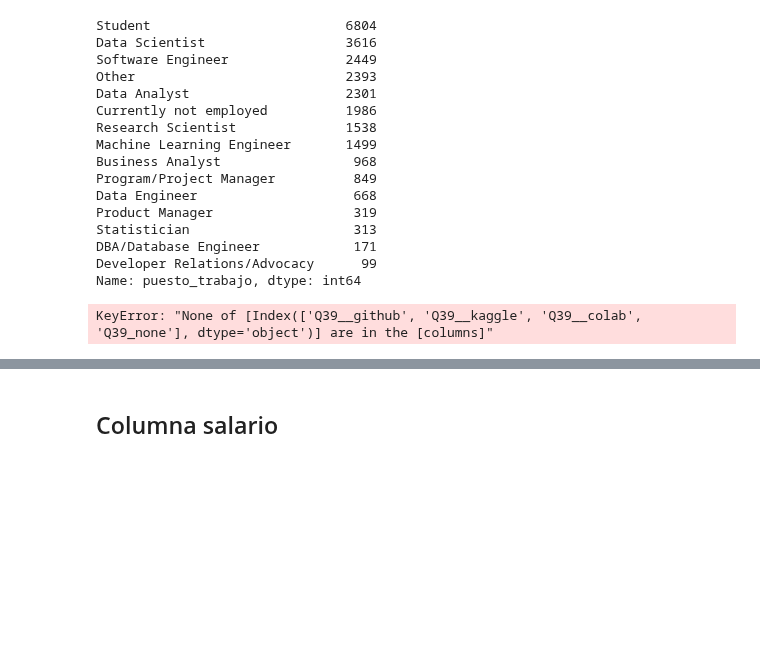
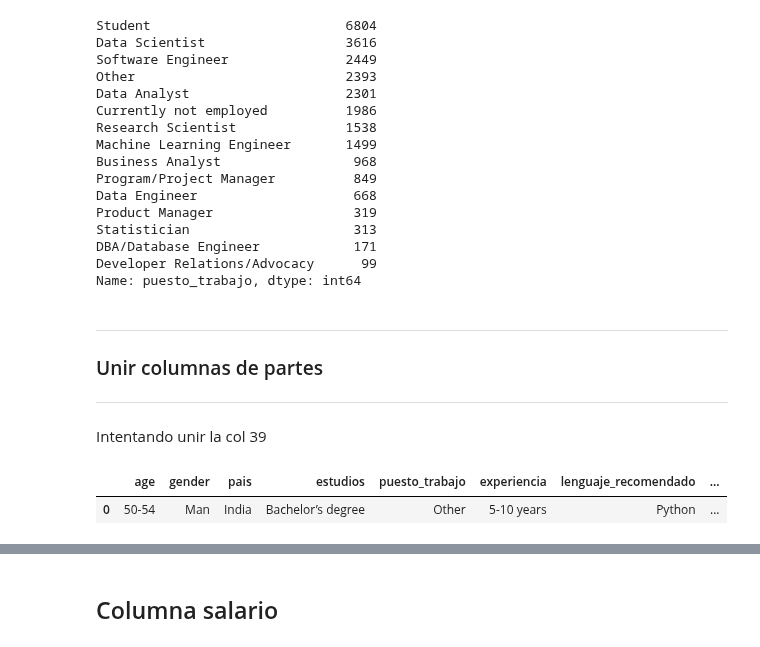
Before and after one commit to paulafuenteg/Kaggle-DS-ML-Survey, a Jupyter notebook: Limpieza/limpieza.ipynb, the cells around one changed output, grey strips where cells are left out. Drawn from its saved outputs; the diff is of its cells as text; code cells hidden in the pictures; blank space fills up the shorter version.

```diff
--- a/Limpieza/limpieza.ipynb
+++ b/Limpieza/limpieza.ipynb
@@ -111,7 +69,19 @@ df_copia2= df.copy()
+# %% [markdown]
+---
+
+### Unir columnas de partes
+
+---
+# %% [markdown]
+Intentando unir la col 39
+# %%
+df_copia = df.copy()
+df_copia.head(1)
+# %% [output]
+|  | age | gender | pais | estudios | puesto_trabajo | experiencia | lenguaje_recomendado | ... |
+| 0 | 50-54 | Man | India | Bachelor’s degree | Other | 5-10 years | Python | ... |
 # %%
 # Pasamos una función para unirlos, borra los nan y los convierte en un string vacío
-df_copia2['concat_q39'] = df_copia2[['Q39__github','Q39__kaggle','Q39__colab','Q39_none']].apply(lambda x: ','.join(x.dropna().astype(str)), axis=1)
+df_copia['concat_q39'] = df_copia[['Q39_Part_1','Q39_Part_2','Q39_Part_3','Q39_Part_4','Q39_Part_5','Q39_Part_6','Q39_Part_7', 'Q39_Part_8','Q39_Part_9','Q39_OTHER']].apply(lambda x: ','.join(x.dropna().astype(str)), axis=1)
 # Reemplazamos los strings vacios por nan
-df_copia2["concat_q39"].replace("", np.nan, inplace=True)
+df_copia["concat_q39"].replace("", np.nan, inplace=True)
-# %% [output]
-KeyError: "None of [Index(['Q39__github', 'Q39__kaggle', 'Q39__colab', 'Q39_none'], dtype='object')] are in the [columns]"
```
Also changed, not shown: parts of 49 cells of this notebook, 9 other files.
